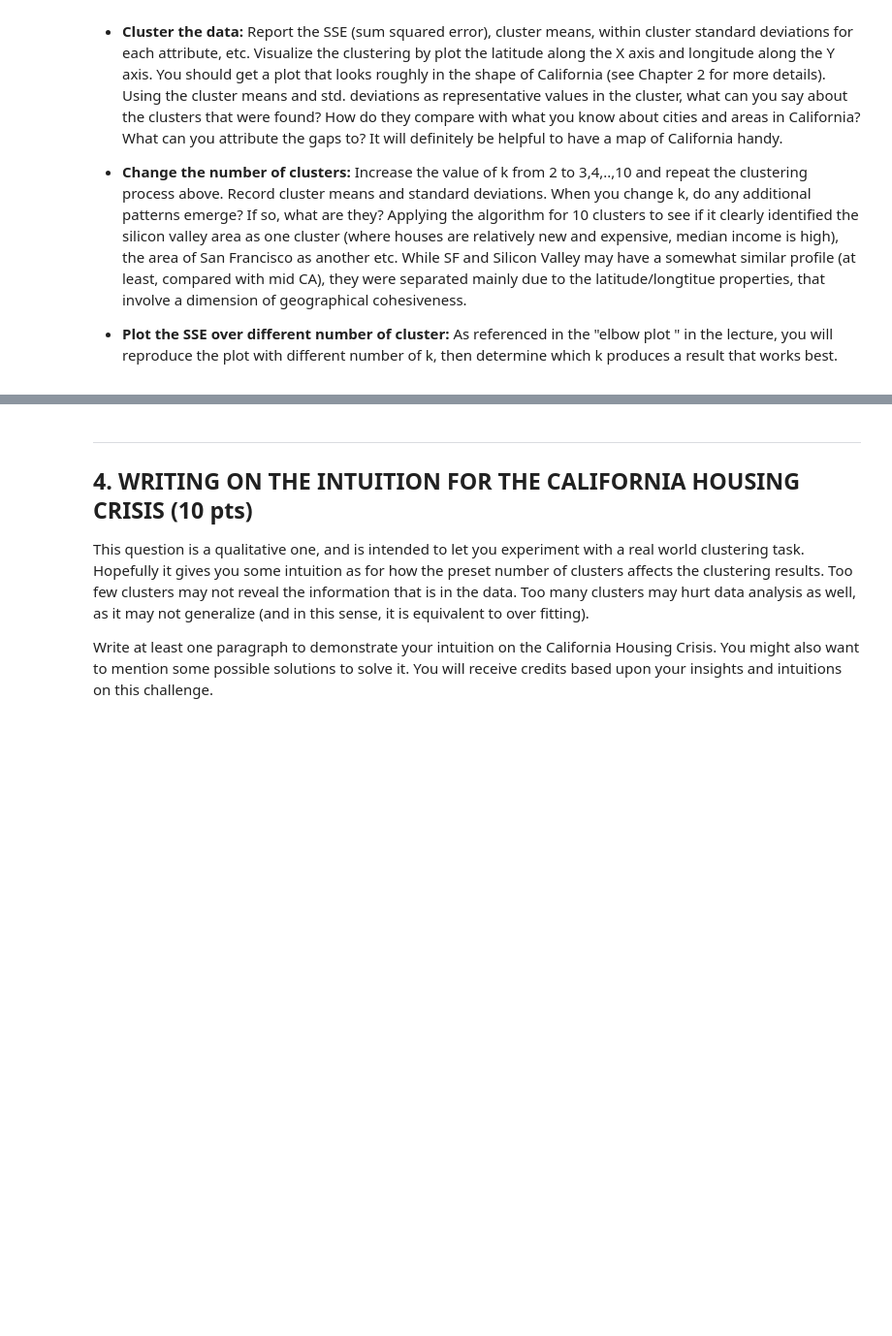
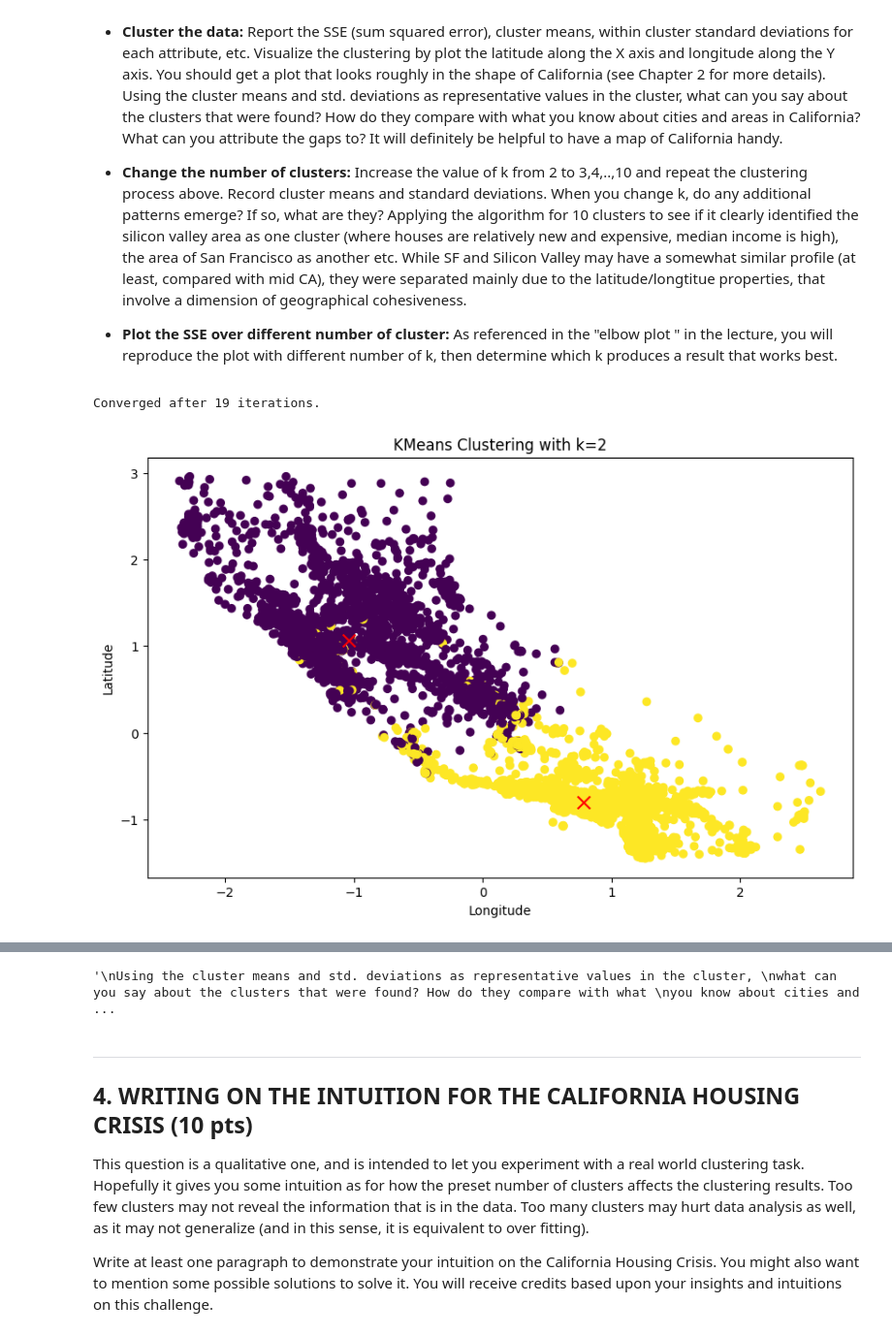
Before and after one commit to Ryguy-1/cs4774-codeathons, a Jupyter notebook: assignment-2/zbp6dw_assignment_2_kmeans.ipynb, the cells around one changed output, grey strips where cells are left out. Shown at 97% size. Saved outputs shown, nothing was run; the diff lists cells and outputs as text; code cells hidden in the pictures; blank space fills up the shorter version.

Commit message:
got first part of last part done. now doing multiple k values.

```diff
--- a/assignment-2/zbp6dw_assignment_2_kmeans.ipynb
+++ b/assignment-2/zbp6dw_assignment_2_kmeans.ipynb
@@ -306,0 +302,78 @@ Now that you have implemented the K-Means as the clustering algorithm. Applying
+# %%
+kmeans_2_clusters = Custom_KMeans(
+    dataset=train_set_prepared,
+    k=2,
+    distance_metric=DistanceMetric.EUCLIDEAN
+)
+kmeans_2_clusters.fit()
+
+plt.figure(figsize=(10, 6))
+plt.scatter(
+    train_set_prepared[:, 0], train_set_prepared[:, 1],
+    c=kmeans_2_clusters.labels, cmap='viridis'
+)
+plt.scatter(
+    kmeans_2_clusters.centroids[:, 0], kmeans_2_clusters.centroids[:, 1],
+    c='red', marker='x', s=100
+)
+plt.title("KMeans Clustering with k=2")
+plt.xlabel("Longitude")
+plt.ylabel("Latitude")
+plt.show()
+
+# Compute and print SSE
+def compute_sse(data, centroids, labels):
+    distances = data - centroids[labels]
+    squared_distances = np.sum(distances ** 2, axis=1)
+    sse = np.sum(squared_distances)
+    return sse
+
+sse = compute_sse(train_set_prepared, kmeans_2_clusters.centroids, kmeans_2_clusters.labels)
+print(f"Sum of Squared Errors (SSE): {sse:.4f}")
+
+attribute_metric_columns = housing_df.drop(columns=["ocean_proximity"]).columns
+for i in range(kmeans_2_clusters.k):
+    cluster_points = train_set_prepared[kmeans_2_clusters.labels == i]
+    cluster_mean = kmeans_2_clusters.centroids[i]
+    cluster_std = cluster_points.std(axis=0)
+    print(f"\nCluster {i}:")
+    print(f"Number of points in cluster: {cluster_points.shape[0]}")
+    print("Cluster Mean Values:")
+    for attr_name, mean_value in zip(attribute_metric_columns, cluster_mean):
+        print(f"  {attr_name}: {mean_value:.4f}")
+    print("Cluster Standard Deviations:")
+    for attr_name, std_value in zip(attribute_metric_columns, cluster_std):
+        print(f"  {attr_name}: {std_value:.4f}")
+
+"""
+From the cluster means and standard deviations, we can see that cluster 0 clearly
+represents Northern California (based on higher latitude), while cluster 1 represents
+Southern California. From this, we can use the other attributes to pull out trends
+that are specific to each region.
+
+Northern California (Cluster 0) has slightly lower average median income and house
+values (mean median_income: -0.0537 < 0.0402, mean median_house_value: -0.1073 < 0.0803)
+compared to Southern California (Cluster 1). Southern California exhibits more variation
+in housing characteristics, with greater standard deviations for total rooms and population
+(std. total_rooms: 1.1601 > 0.7210, std. population: 1.1483 > 0.7195), indicating a broader
+range of housing sizes and population densities. Northern California has less variability
+in these metrics, suggesting more uniform housing and population sizes. Anecdotally, this
+matches my personal perception of the two regions, having grown up in California for my
+entire upbringing. Places like San Francisco and the Bay Area are known for their high
+housing costs and population density, while places like Los Angeles and San Diego are
+known for their more affordable housing and larger homes with more variation in places
+like downtown LA and the suburbs.
+
+It is important to note that we are only using 2 clusters here, so we are missing a lot of the nuance
+that comes with the diversity of California. For example, the Central Valley is very different from the
+coastal regions, and even within the Bay Area there are huge differences in housing prices and types.
+
+I would definitely attribute the gaps to the fact that we are only using 2 clusters. If we used more clusters,
+we would likely see more nuanced differences between the regions. Additionally, we are only using a few
+features to cluster the data, so we are missing a lot of the complexity that comes with the housing market
+in California. For example, we are not taking into account the quality of schools, proximity to jobs, or
+access to public transportation, all of which can have a huge impact on housing prices and types.
+"""
+# %% [output]
+Converged after 19 iterations.
+[figure, added]
@@ -306,0 +397 @@ Now that you have implemented the K-Means as the clustering algorithm. Applying
+'\nUsing the cluster means and std. deviations as representative values in the cluster, \nwhat can you say about the clusters that were found? How do they compare with what \nyou know about cities and ...
```
Also changed, not shown: parts of 6 cells of this notebook.
